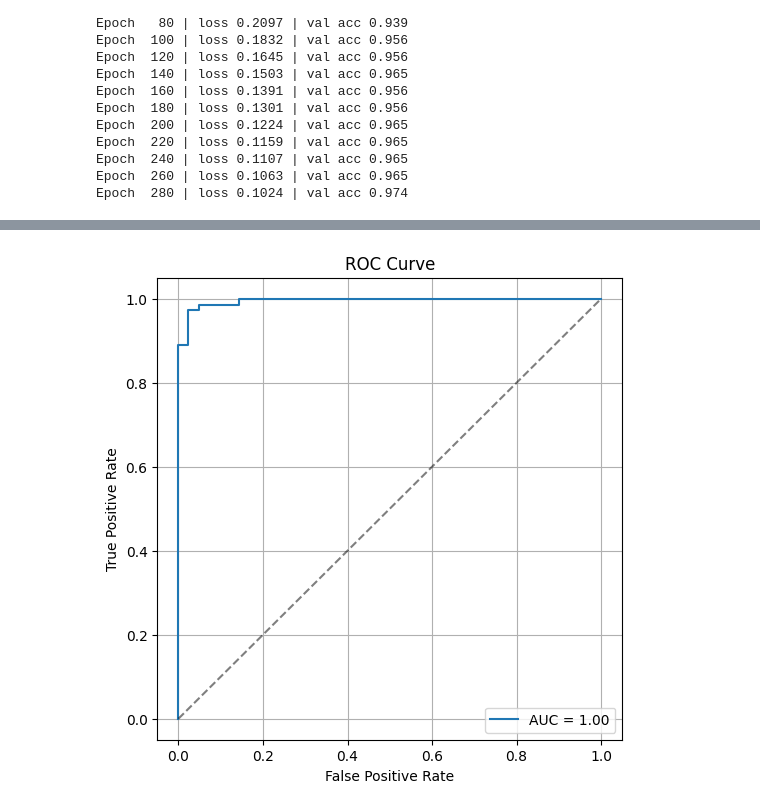
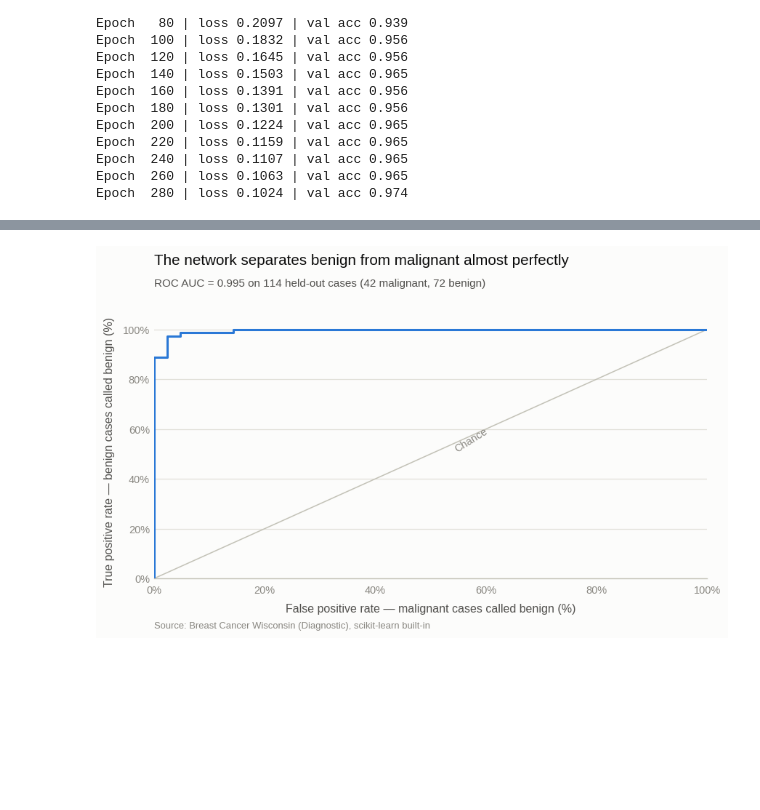
Before and after one commit to VishnujanNarayanan/Neural_net_from_scratch, a Jupyter notebook: NeuralNet_BreastCancer.ipynb, the cells around one changed output, grey strips where cells are left out. Cells and saved outputs as stored; diff of their text form; code cells hidden in the pictures; blank space fills up the shorter version.

```diff
--- a/NeuralNet_BreastCancer.ipynb
+++ b/NeuralNet_BreastCancer.ipynb
@@ -41,6 +46,7 @@ class NeuralNN:
             self.W.append(np.random.randn(m, n) * np.sqrt(2/m))  # He init
             self.b.append(np.zeros((1, n)))
         self.loss_hist = []
+        self.val_loss_hist = []      # tracked so the loss curve can show overfitting
 
     # forward pass ----------------------------------------------------------
     def _forward(self, X):
@@ -75,10 +81,12 @@ class NeuralNN:
                 batch = idx[start:start+self.batch]
                 A, Z = self._forward(X[batch])
                 self._backward(A, Z, y[batch])
-            # track loss
+            # track loss on both splits, so the curves can be compared
             yhat = self._forward(X)[0][-1]
             loss = bce(y, yhat)
             self.loss_hist.append(loss)
+            if X_val is not None:
+                self.val_loss_hist.append(bce(y_val, self.predict_proba(X_val)))
             if verbose and epoch % verbose == 0:
                 msg = f"Epoch {epoch:4d} | loss {loss:.4f}"
                 if X_val is not None:
@@ -133,17 +174,34 @@ plt.show()
 # %%
-from sklearn.metrics import roc_curve, auc
+# Figure 2 — ROC curve
 fpr, tpr, _ = roc_curve(y_val, y_prob)
 roc_auc = auc(fpr, tpr)
 
-plt.figure(figsize=(6,6))
-plt.plot(fpr, tpr, label=f"AUC = {roc_auc:.2f}")
-plt.plot([0,1], [0,1], "k--", alpha=0.5)
-plt.xlabel("False Positive Rate")
-plt.ylabel("True Positive Rate")
-plt.title("ROC Curve")
-plt.legend()
-plt.grid(True)
+fig, ax = vz.new_figure()
+
+# Chance diagonal is a reference, not a series, so it takes the axis color and a
+# direct label rather than a legend entry.
+ax.plot([0, 1], [0, 1], color=vz.AXIS, linewidth=1.0, zorder=1)
+ax.text(0.55, 0.50, "Chance", fontsize=vz.SIZE_TICK, color=vz.MUTED,
+        rotation=32, rotation_mode="anchor", ha="left", va="bottom")
+
+ax.plot(fpr, tpr, color=vz.BLUE, zorder=2, **vz.LINE)
+
+ax.set_xlim(0, 1)
+ax.set_ylim(0, 1.02)
+ax.xaxis.set_major_formatter(vz.percent(0, already_scaled=False))
+ax.yaxis.set_major_formatter(vz.percent(0, already_scaled=False))
+
+vz.finalize(
+    fig, ax,
+    title="The network separates benign from malignant almost perfectly",
+    subtitle=(f"ROC AUC = {roc_auc:.3f} on 114 held-out cases "
+              f"({n_malignant} malignant, {n_benign} benign)"),
+    xlabel="False positive rate — malignant cases called benign (%)",
+    ylabel="True positive rate — benign cases called benign (%)",
+    source="Source: Breast Cancer Wisconsin (Diagnostic), scikit-learn built-in",
+)
+vz.save(fig, "02_roc_curve")
 plt.show()
 # %% [output]
-[figure, old version]
+[figure, new version]
 # %%
```
Also changed, not shown: parts of 4 cells of this notebook, 7 other files.
